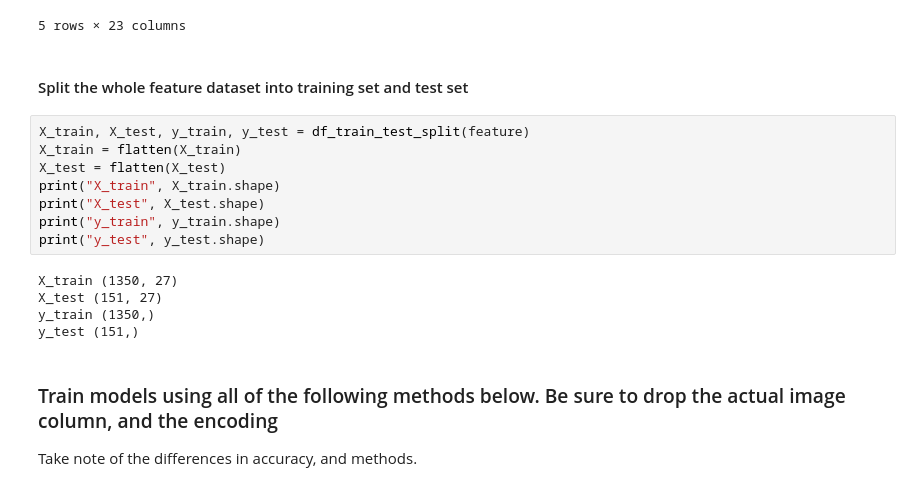
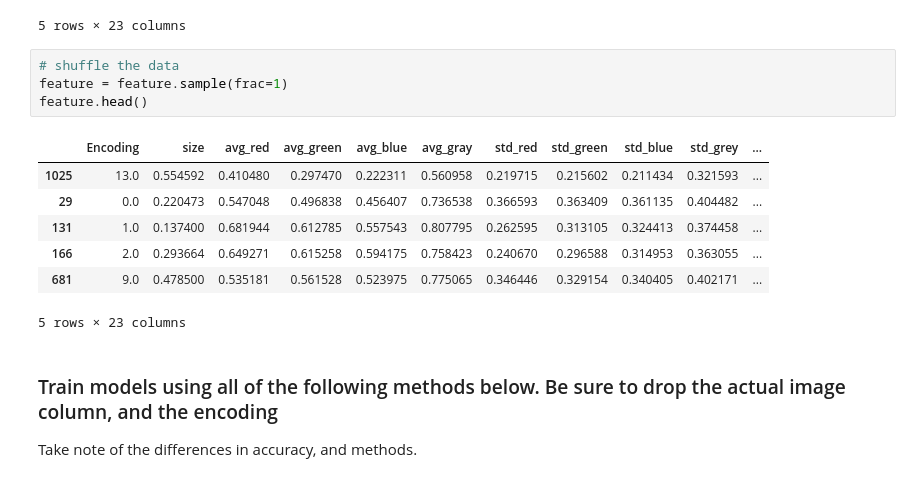
Before and after one commit to LinjianMa/DS100-final-project, a Jupyter notebook: GradProject_NB3.ipynb, the cells around one changed output. Drawn from its saved outputs; the diff is of its cells as text.

```diff
--- a/GradProject_NB3.ipynb
+++ b/GradProject_NB3.ipynb
@@ -106,21 +125,18 @@ feature (1501, 24)
 | 3 | 0.0 | 0.200430 | 0.596705 | 0.520189 | 0.305558 | 0.672473 | 0.253041 | 0.246156 | 0.327109 | 0.379313 | ... |
 | 4 | 0.0 | 0.208560 | 0.578031 | 0.590215 | 0.338247 | 0.624215 | 0.289629 | 0.279945 | 0.370162 | 0.447237 | ... |
 5 rows × 23 columns
-# %% [markdown]
-#### Split the whole feature dataset into training set and test set
-# %%
-X_train, X_test, y_train, y_test = df_train_test_split(feature)
-X_train = flatten(X_train)
-X_test = flatten(X_test)
-print("X_train", X_train.shape)
-print("X_test", X_test.shape)
-print("y_train", y_train.shape)
-print("y_test", y_test.shape)
-# %% [output]
-X_train (1350, 27)
-X_test (151, 27)
-y_train (1350,)
-y_test (151,)
+# %%
+# shuffle the data
+feature = feature.sample(frac=1)
+feature.head()
+# %% [output]
+|  | Encoding | size | avg_red | avg_green | avg_blue | avg_gray | std_red | std_green | std_blue | std_grey | ... |
+| 1025 | 13.0 | 0.554592 | 0.410480 | 0.297470 | 0.222311 | 0.560958 | 0.219715 | 0.215602 | 0.211434 | 0.321593 | ... |
+| 29 | 0.0 | 0.220473 | 0.547048 | 0.496838 | 0.456407 | 0.736538 | 0.366593 | 0.363409 | 0.361135 | 0.404482 | ... |
+| 131 | 1.0 | 0.137400 | 0.681944 | 0.612785 | 0.557543 | 0.807795 | 0.262595 | 0.313105 | 0.324413 | 0.374458 | ... |
+| 166 | 2.0 | 0.293664 | 0.649271 | 0.615258 | 0.594175 | 0.758423 | 0.240670 | 0.296588 | 0.314953 | 0.363055 | ... |
+| 681 | 9.0 | 0.478500 | 0.535181 | 0.561528 | 0.523975 | 0.775065 | 0.346446 | 0.329154 | 0.340405 | 0.402171 | ... |
+5 rows × 23 columns
 # %% [markdown]
 <h3>  Train models using all of the following methods below. Be sure to drop the actual image column, and the encoding</h3>	Take note of the differences in accuracy, and methods.
 # %% [markdown]
```
Also changed, not shown: parts of 19 cells of this notebook, 6 other files.
